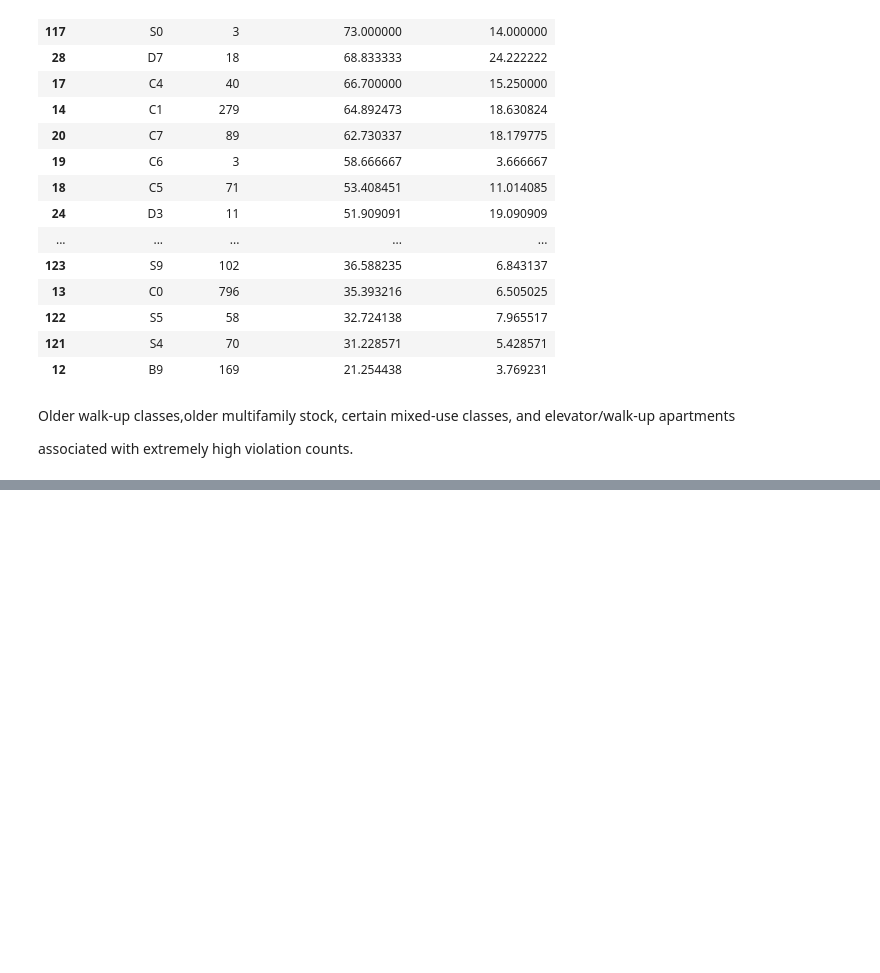
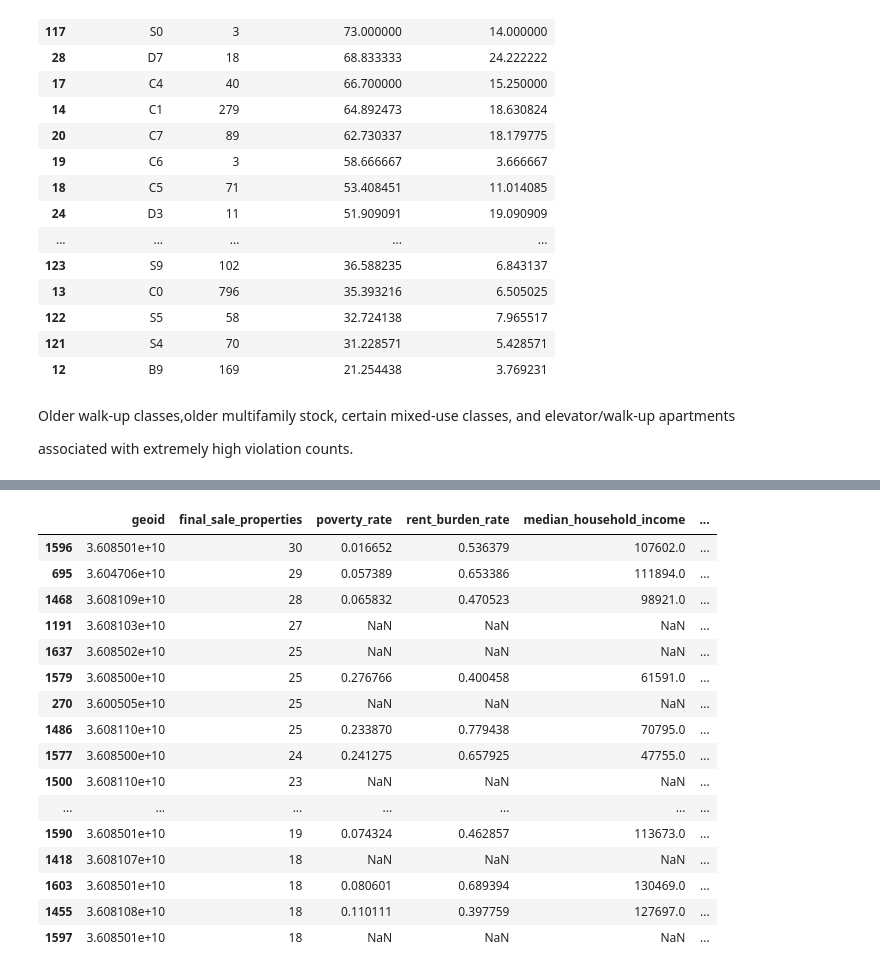
Before and after one commit to existentialblarn/tax-enforcement, a Jupyter notebook: data-analysis/exploratory_analysis.ipynb, the cells around one changed output, grey strips where cells are left out. Drawn from its saved outputs; the diff is of its cells as text; code cells hidden in the pictures; blank space fills up the shorter version.

```diff
--- a/data-analysis/exploratory_analysis.ipynb
+++ b/data-analysis/exploratory_analysis.ipynb
@@ -288,0 +360,40 @@ associated with extremely high violation counts.
+# %%
+
+# Neighborhoods with highest concentrations
+
+top_tracts = (
+    tract_summary
+    .sort_values(
+        "final_sale_properties",
+        ascending=False
+    )
+)
+
+display(
+    top_tracts[[
+        "geoid",
+        "final_sale_properties",
+        "poverty_rate",
+        "rent_burden_rate",
+        "median_household_income",
+        "avg_open_hpd_violations"
+    ]].head(25)
+)
+# %% [output]
+|  | geoid | final_sale_properties | poverty_rate | rent_burden_rate | median_household_income | ... |
+| 1596 | 3.608501e+10 | 30 | 0.016652 | 0.536379 | 107602.0 | ... |
+| 695 | 3.604706e+10 | 29 | 0.057389 | 0.653386 | 111894.0 | ... |
+| 1468 | 3.608109e+10 | 28 | 0.065832 | 0.470523 | 98921.0 | ... |
+| 1191 | 3.608103e+10 | 27 | NaN | NaN | NaN | ... |
+| 1637 | 3.608502e+10 | 25 | NaN | NaN | NaN | ... |
+| 1579 | 3.608500e+10 | 25 | 0.276766 | 0.400458 | 61591.0 | ... |
+| 270 | 3.600505e+10 | 25 | NaN | NaN | NaN | ... |
+| 1486 | 3.608110e+10 | 25 | 0.233870 | 0.779438 | 70795.0 | ... |
+| 1577 | 3.608500e+10 | 24 | 0.241275 | 0.657925 | 47755.0 | ... |
+| 1500 | 3.608110e+10 | 23 | NaN | NaN | NaN | ... |
+| ... | ... | ... | ... | ... | ... | ... |
+| 1590 | 3.608501e+10 | 19 | 0.074324 | 0.462857 | 113673.0 | ... |
+| 1418 | 3.608107e+10 | 18 | NaN | NaN | NaN | ... |
+| 1603 | 3.608501e+10 | 18 | 0.080601 | 0.689394 | 130469.0 | ... |
+| 1455 | 3.608108e+10 | 18 | 0.110111 | 0.397759 | 127697.0 | ... |
+| 1597 | 3.608501e+10 | 18 | NaN | NaN | NaN | ... |
```
Also changed, not shown: parts of 9 cells of this notebook, 1 other file.
